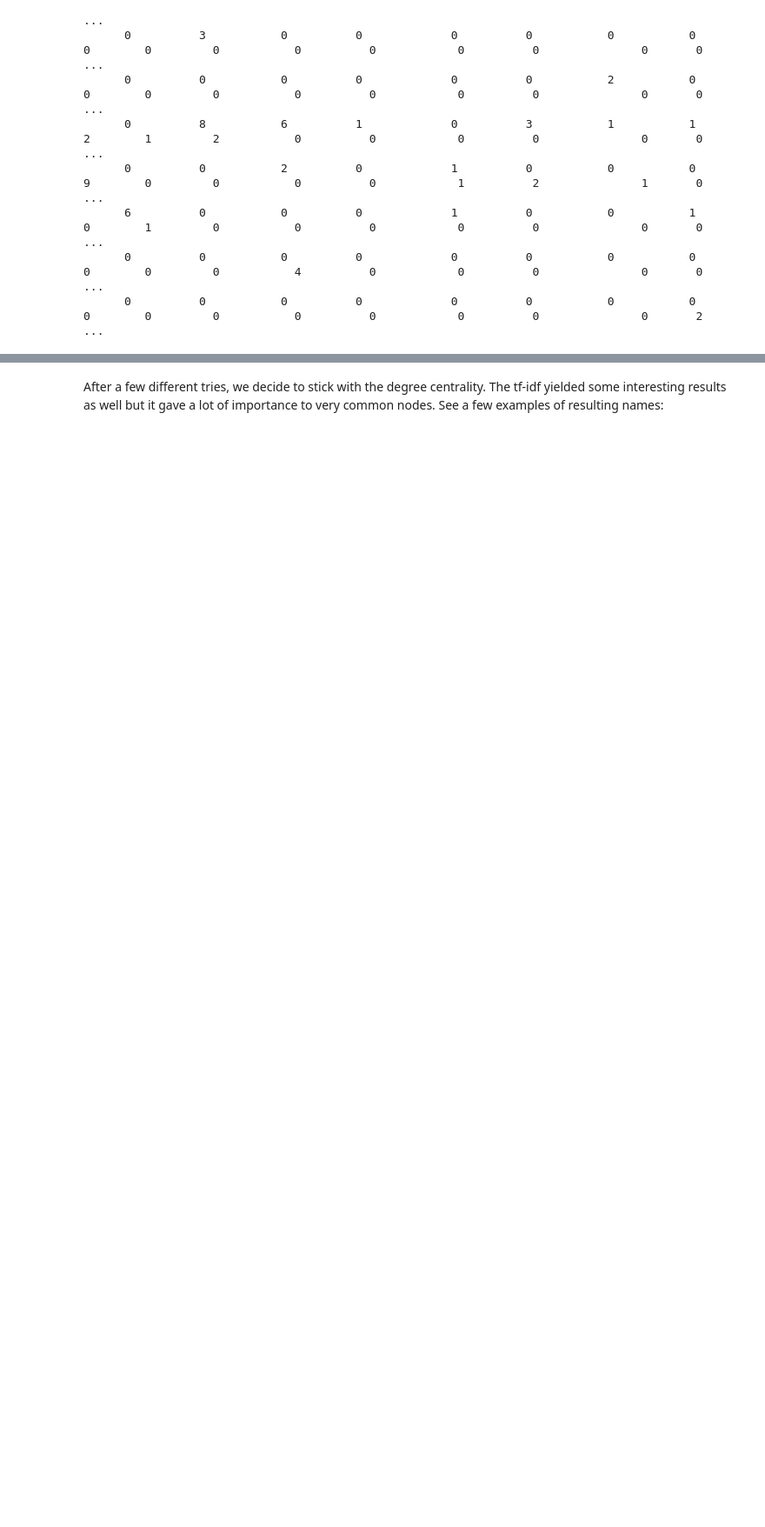
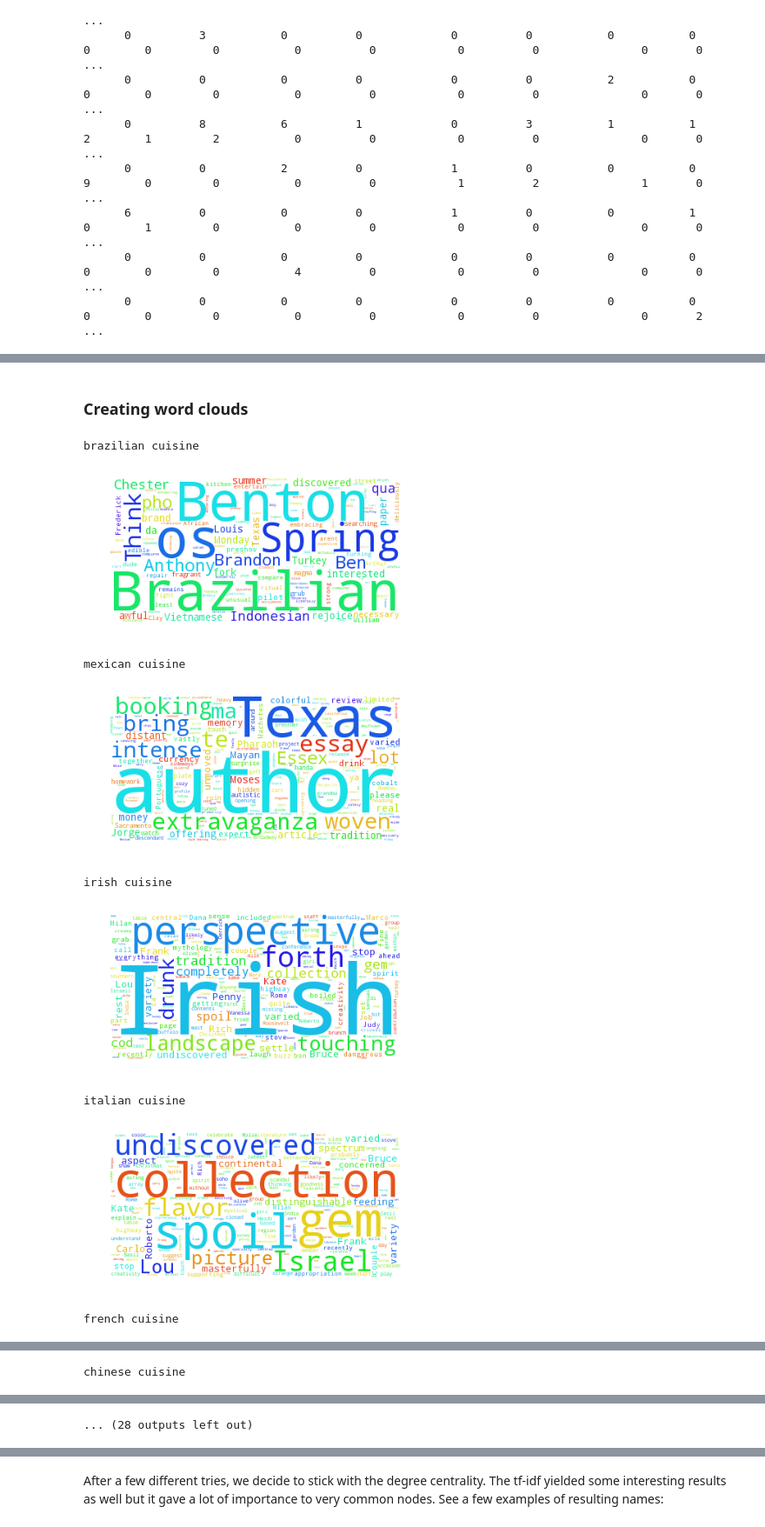
Before and after one commit to Unaivillanueva/SocialWeb, a Jupyter notebook: Recipe_Analysis_Explainer.ipynb, the cells around one changed output, grey strips where cells are left out. Shown at 87% size. Saved outputs shown, nothing was run; the diff lists cells and outputs as text; code cells hidden in the pictures; blank space fills up the shorter version.

```diff
--- a/Recipe_Analysis_Explainer.ipynb
+++ b/Recipe_Analysis_Explainer.ipynb
@@ -600,0 +918,8 @@ Similar effects can be seen in other rows of the confusion matrix, like the 1st
+# %%
+cuisines=['irish cuisine', 'mexican cuisine', 'chinese cuisine', 'filipino cuisine', 'vietnamese cuisine', 'moroccan cuisine', 'brazilian cuisine', 'japanese cuisine', 'british cuisine', 'greek cuisine',
+          'indian cuisine', 'jamaican cuisine', 'french cuisine','spanish cuisine', 'russian cuisine', 'cajun_creole cuisine', 'thai cuisine', 'american cuisine', 'korean cuisine', 'italian cuisine']
+
+dict_tweets= {c:[] for c in cuisines} # Dictionary (keys: type of cuisines and values: tweets )
+# %%
+with open('tweetsfile.json', 'r') as f:
+    data = json.load(f)
@@ -600,0 +965,32 @@ Similar effects can be seen in other rows of the confusion matrix, like the 1st
+# %% [markdown]
+### Creating word clouds
+# %%
+# create a word count for each word in each cuisine
+wordcount_cui = []
+#For each cuisine in data_tokens
+for cuisine in data_tokens.keys():
+    #we create a wordset for each cuisine
+    wordset = list(set(data_tokens[cuisine]))
+    #Construct a dict with the set of tokens as keys and 0 as values
+    word_dict = dict.fromkeys(wordset, 0)
+    #we add +1 to the value each time a word appears in the tokens
+    for word in data_tokens[cuisine]:
+        word_dict[word]+=1
+    wordcount_cui.append(word_dict)
+# %%
+#we create the TF function
+def TF(word_dict):
+    #we create a dict to store the TF
+    tfdict = {}
+    #we iterate and compute TF
+    for word, count in word_dict.iteritems():
+        tfdict[word] = 1 + np.log(count)
+    return tfdict
+
+#initializa a list for TF per cuisine
+TF_cuisine = []
+#We append TF for each cuisine
+for index in xrange(len(data_tokens)):
+    word_dict = wordcount_cui[index]
+    tf = TF(word_dict)
+    TF_cuisine.append(tf)
@@ -600,0 +1090,14 @@ Similar effects can be seen in other rows of the confusion matrix, like the 1st
+# %%
+%matplotlib inline
+
+Word_Cloud(long_string_x_cui,data_tokens.keys())
+# %% [output]
+brazilian cuisine
+[figure, added]
+mexican cuisine
+[figure, added]
+irish cuisine
+[figure, added]
+italian cuisine
+[figure, added]
+french cuisine
@@ -600,0 +1105 @@ Similar effects can be seen in other rows of the confusion matrix, like the 1st
+chinese cuisine
@@ -600,0 +1107 @@ Similar effects can be seen in other rows of the confusion matrix, like the 1st
+... (28 outputs left out)
```
Also changed, not shown: parts of 49 cells of this notebook.
